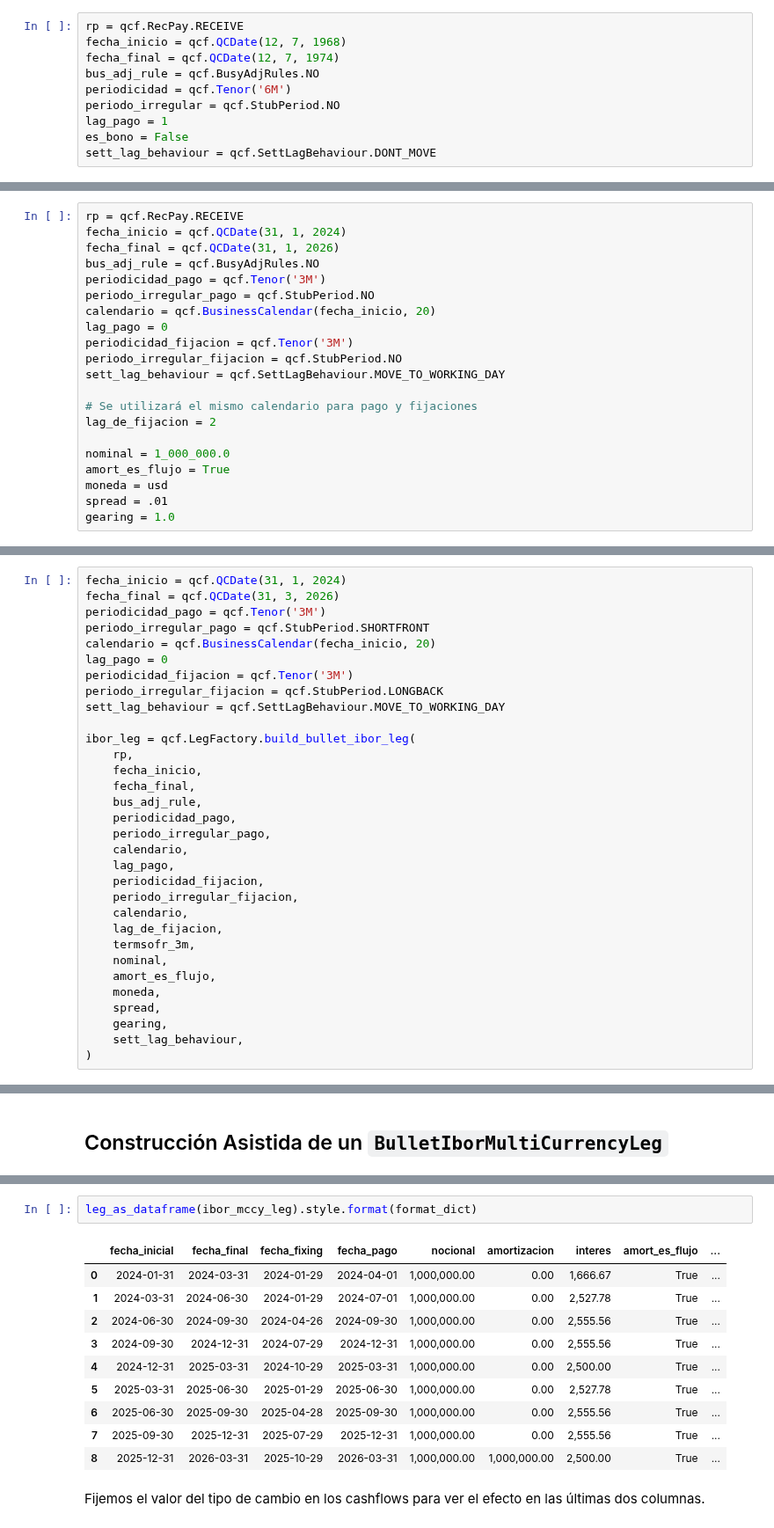
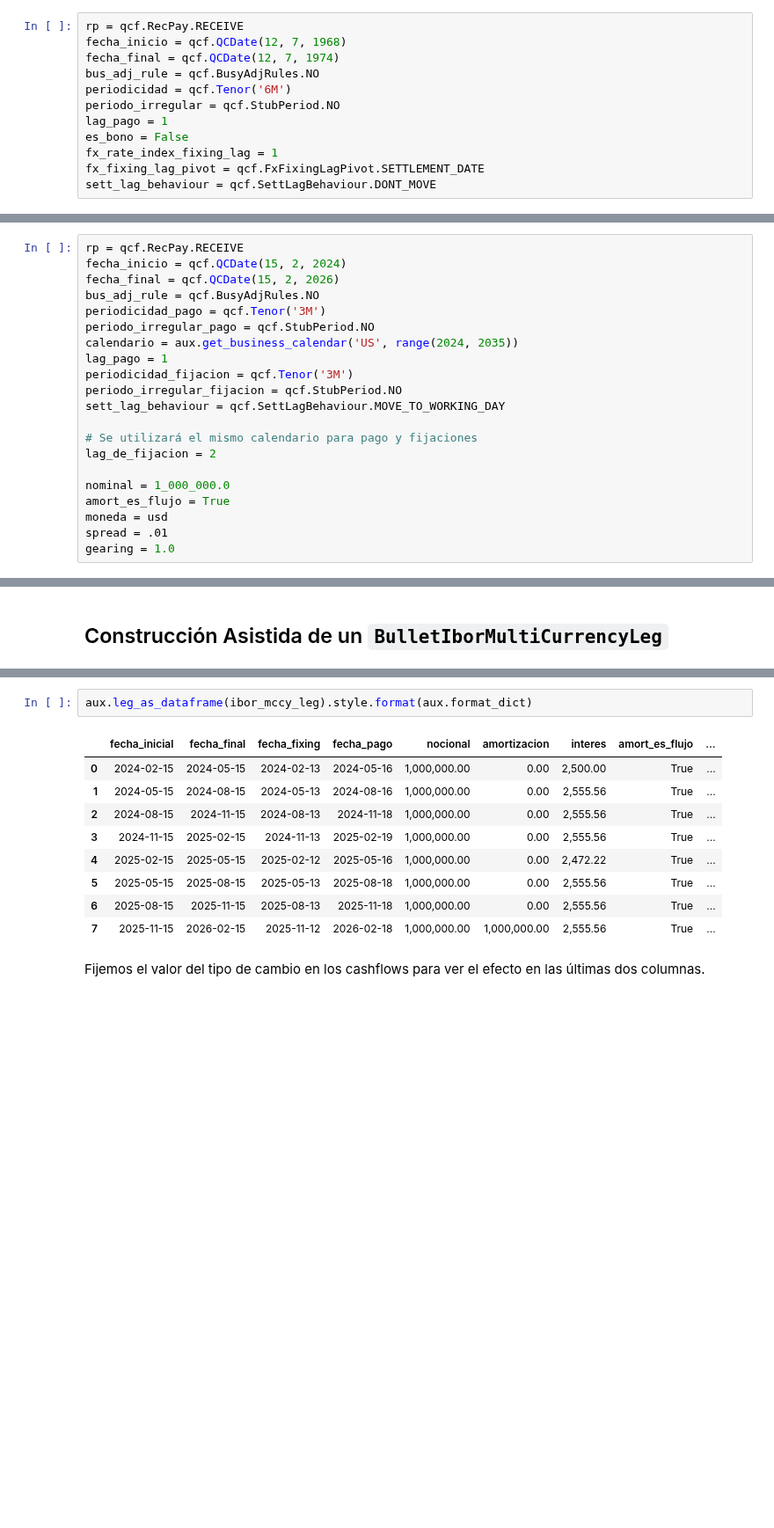
Before and after one commit to qcfinancial/qcfinancial-docs, a Jupyter notebook: 3_Construccion_Operaciones.ipynb, the cells around one changed output, grey strips where cells are left out. Shown at 88% size. Drawn from its saved outputs; the diff is of its cells as text; blank space fills up the shorter version.

```diff
--- a/3_Construccion_Operaciones.ipynb
+++ b/3_Construccion_Operaciones.ipynb
@@ -495,4 +595,6 @@ periodicidad = qcf.Tenor('6M')
 periodo_irregular = qcf.StubPeriod.NO
 lag_pago = 1
 es_bono = False
+fx_rate_index_fixing_lag = 1
+fx_fixing_lag_pivot = qcf.FxFixingLagPivot.SETTLEMENT_DATE
 sett_lag_behaviour = qcf.SettLagBehaviour.DONT_MOVE
@@ -665,13 +684,13 @@ Se requieren los siguientes parámetros:
 Vamos a un ejemplo. Primero, se da de alta los parámetros requeridos.
 # %%
 rp = qcf.RecPay.RECEIVE
-fecha_inicio = qcf.QCDate(31, 1, 2024)
-fecha_final = qcf.QCDate(31, 1, 2026)
+fecha_inicio = qcf.QCDate(15, 2, 2024)
+fecha_final = qcf.QCDate(15, 2, 2026)
 bus_adj_rule = qcf.BusyAdjRules.NO
 periodicidad_pago = qcf.Tenor('3M')
 periodo_irregular_pago = qcf.StubPeriod.NO
-calendario = qcf.BusinessCalendar(fecha_inicio, 20)
-lag_pago = 0
+calendario = aux.get_business_calendar('US', range(2024, 2035))
+lag_pago = 1
 periodicidad_fijacion = qcf.Tenor('3M')
 periodo_irregular_fijacion = qcf.StubPeriod.NO
 sett_lag_behaviour = qcf.SettLagBehaviour.MOVE_TO_WORKING_DAY
@@ -846,34 +791,2 @@ leg_as_dataframe(ibor_leg).style.format(format_dict)
 # %% [markdown]
 #### `SHORTFRONT` con `LONGBACK`
-# %%
-fecha_inicio = qcf.QCDate(31, 1, 2024)
-fecha_final = qcf.QCDate(31, 3, 2026)
-periodicidad_pago = qcf.Tenor('3M')
-periodo_irregular_pago = qcf.StubPeriod.SHORTFRONT
-calendario = qcf.BusinessCalendar(fecha_inicio, 20)
-lag_pago = 0
-periodicidad_fijacion = qcf.Tenor('3M')
-periodo_irregular_fijacion = qcf.StubPeriod.LONGBACK
-sett_lag_behaviour = qcf.SettLagBehaviour.MOVE_TO_WORKING_DAY
-
-ibor_leg = qcf.LegFactory.build_bullet_ibor_leg(
-    rp,
-    fecha_inicio,
-    fecha_final,
-    bus_adj_rule,
-    periodicidad_pago,
-    periodo_irregular_pago,
-    calendario,
-    lag_pago,
-    periodicidad_fijacion,
-    periodo_irregular_fijacion,
-    calendario,
-    lag_de_fijacion,
-    termsofr_3m,
-    nominal,
-    amort_es_flujo,
-    moneda,
-    spread,
-    gearing,
-    sett_lag_behaviour,
-)
@@ -949,17 +874,16 @@ ibor_mccy_leg = qcf.LegFactory.build_bullet_ibor_mccy_leg(
 )
 # %%
-leg_as_dataframe(ibor_mccy_leg).style.format(format_dict)
+aux.leg_as_dataframe(ibor_mccy_leg).style.format(aux.format_dict)
 # %% [output]
 |  | fecha_inicial | fecha_final | fecha_fixing | fecha_pago | nocional | amortizacion | interes | amort_es_flujo | ... |
-| 0 | 2024-01-31 | 2024-03-31 | 2024-01-29 | 2024-04-01 | 1,000,000.00 | 0.00 | 1,666.67 | True | ... |
-| 1 | 2024-03-31 | 2024-06-30 | 2024-01-29 | 2024-07-01 | 1,000,000.00 | 0.00 | 2,527.78 | True | ... |
-| 2 | 2024-06-30 | 2024-09-30 | 2024-04-26 | 2024-09-30 | 1,000,000.00 | 0.00 | 2,555.56 | True | ... |
-| 3 | 2024-09-30 | 2024-12-31 | 2024-07-29 | 2024-12-31 | 1,000,000.00 | 0.00 | 2,555.56 | True | ... |
-| 4 | 2024-12-31 | 2025-03-31 | 2024-10-29 | 2025-03-31 | 1,000,000.00 | 0.00 | 2,500.00 | True | ... |
-| 5 | 2025-03-31 | 2025-06-30 | 2025-01-29 | 2025-06-30 | 1,000,000.00 | 0.00 | 2,527.78 | True | ... |
-| 6 | 2025-06-30 | 2025-09-30 | 2025-04-28 | 2025-09-30 | 1,000,000.00 | 0.00 | 2,555.56 | True | ... |
-| 7 | 2025-09-30 | 2025-12-31 | 2025-07-29 | 2025-12-31 | 1,000,000.00 | 0.00 | 2,555.56 | True | ... |
-| 8 | 2025-12-31 | 2026-03-31 | 2025-10-29 | 2026-03-31 | 1,000,000.00 | 1,000,000.00 | 2,500.00 | True | ... |
+| 0 | 2024-02-15 | 2024-05-15 | 2024-02-13 | 2024-05-16 | 1,000,000.00 | 0.00 | 2,500.00 | True | ... |
+| 1 | 2024-05-15 | 2024-08-15 | 2024-05-13 | 2024-08-16 | 1,000,000.00 | 0.00 | 2,555.56 | True | ... |
+| 2 | 2024-08-15 | 2024-11-15 | 2024-08-13 | 2024-11-18 | 1,000,000.00 | 0.00 | 2,555.56 | True | ... |
+| 3 | 2024-11-15 | 2025-02-15 | 2024-11-13 | 2025-02-19 | 1,000,000.00 | 0.00 | 2,555.56 | True | ... |
+| 4 | 2025-02-15 | 2025-05-15 | 2025-02-12 | 2025-05-16 | 1,000,000.00 | 0.00 | 2,472.22 | True | ... |
+| 5 | 2025-05-15 | 2025-08-15 | 2025-05-13 | 2025-08-18 | 1,000,000.00 | 0.00 | 2,555.56 | True | ... |
+| 6 | 2025-08-15 | 2025-11-15 | 2025-08-13 | 2025-11-18 | 1,000,000.00 | 0.00 | 2,555.56 | True | ... |
+| 7 | 2025-11-15 | 2026-02-15 | 2025-11-12 | 2026-02-18 | 1,000,000.00 | 1,000,000.00 | 2,555.56 | True | ... |
 # %% [markdown]
 Fijemos el valor del tipo de cambio en los cashflows para ver el efecto en las últimas dos columnas.
 # %%
```
Also changed, not shown: parts of 152 cells of this notebook, 2 other files.
